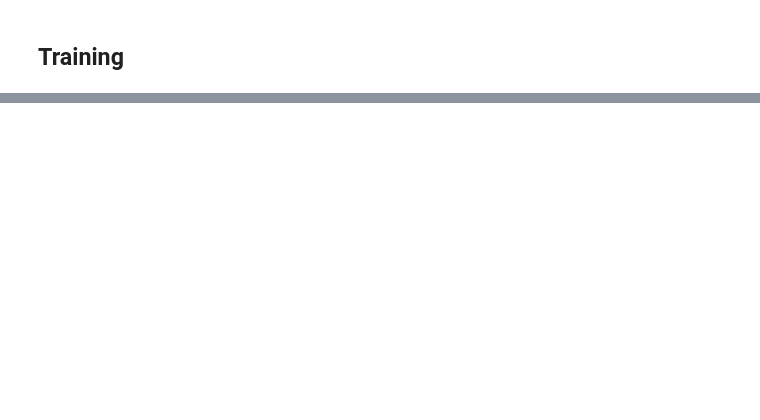
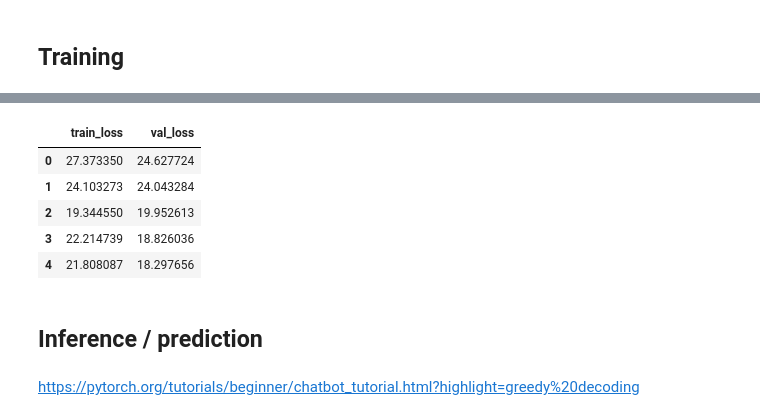
Before and after one commit to jvdzwaan/ocrpostcorrection, a Jupyter notebook: nbs/02b_bert_vectors_correction_dataset.ipynb, the cells around one changed output, grey strips where cells are left out. Saved outputs shown, nothing was run; the diff lists cells and outputs as text; code cells hidden in the pictures; blank space fills up the shorter version.

```diff
--- a/nbs/02b_bert_vectors_correction_dataset.ipynb
+++ b/nbs/02b_bert_vectors_correction_dataset.ipynb
@@ -40,9 +45,11 @@ class BertVectorsCorrectionDataset(Dataset):
     def __init__(
         self,
         data: pd.DataFrame,
-        bert_vectors_file: Path,
         split_name: str,
+        bert_vectors_file: Optional[Path] = None,
         max_len: int = 11,
+        hidden_size: int = 768,
+        look_up_bert_vectors: bool = True,
     ):
         ds = data.copy()
         ds.reset_index(drop=True, inplace=True)
@@ -50,16 +57,24 @@ class BertVectorsCorrectionDataset(Dataset):
         ds.reset_index(drop=False, inplace=True)
         self.ds = ds
 
-        f = h5py.File(bert_vectors_file, "r")
-        self.bert_vectors = f.get(split_name)
+        if bert_vectors_file:
+            f = h5py.File(bert_vectors_file, "r")
+            self.bert_vectors = f.get(split_name)
+
+        self.hidden_size = hidden_size
+        self.look_up_bert_vectors = look_up_bert_vectors
 
     def __len__(self):
         return self.ds.shape[0]
 
     def __getitem__(self, idx):
         sample = self.ds.loc[idx]
-        original_idx = sample["index"]
-        bert_vector = torch.as_tensor(np.array(self.bert_vectors[original_idx]))
+        if self.look_up_bert_vectors:
+            original_idx = sample["index"]
+            bert_vector = torch.as_tensor(np.array(self.bert_vectors[original_idx]))
+        else:
+            # Bert vectors should be calculated on the fly
+            bert_vector = torch.zeros(self.hidden_size)
 
         return [char for char in sample.ocr], [char for char in sample.gs], bert_vector
 # %% [markdown]
@@ -67,6 +82,7 @@ The sample bert vectors have been generated using `python src/stages/create-bert
 # %%
 data_csv = Path(os.getcwd()) / "data" / "correction" / "dataset.csv"
 data = pd.read_csv(data_csv, index_col=0)
+data.fillna("", inplace=True)
 bert_vectors_file = Path(os.getcwd()) / "data" / "correction" / "bert-vectors.hdf5"
 split_name = "test"
 
@@ -74,4 +90,7 @@ dataset = BertVectorsCorrectionDataset(
     data=data.query(f"dataset == '{split_name}'"),
     bert_vectors_file=bert_vectors_file,
     split_name=split_name,
+    max_len=11,
+    hidden_size=768,
+    look_up_bert_vectors=True,
 )
@@ -100,19 +134,9 @@ def collate_fn(text_transform):
 # %%
 # | hide
 # Can we loop over the entire dataset?
-data_csv = Path(os.getcwd()) / "data" / "correction" / "dataset.csv"
-data = pd.read_csv(data_csv, index_col=0)
-data.fillna("", inplace=True)
-bert_vectors_file = Path(os.getcwd()) / "data" / "correction" / "bert-vectors.hdf5"
-split_name = "test"
-vocab_transform = generate_vocabs(data.query('dataset == "test"'))
+vocab_transform = generate_vocabs(data.query('dataset == "train"'))
 text_transform = get_text_transform(vocab_transform)
 
-dataset = BertVectorsCorrectionDataset(
-    data=data.query(f"dataset == '{split_name}'"),
-    bert_vectors_file=bert_vectors_file,
-    split_name=split_name,
-)
 dataloader = DataLoader(dataset, batch_size=5, collate_fn=collate_fn(text_transform))
 
 num_samples = 0
@@ -188,10 +255,17 @@ model = SimpleCorrectionSeq2seq(
 # %%
 split_name = "val"
+data_csv = Path(os.getcwd()) / "data" / "correction" / "dataset.csv"
+data = pd.read_csv(data_csv, index_col=0)
+data.fillna("", inplace=True)
+bert_vectors_file = Path(os.getcwd()) / "data" / "correction" / "bert-vectors.hdf5"
 
 val = BertVectorsCorrectionDataset(
     data=data.query(f"dataset == '{split_name}'"),
     bert_vectors_file=bert_vectors_file,
     split_name=split_name,
+    max_len=11,
+    hidden_size=768,
+    look_up_bert_vectors=True
 )
 val_dataloader = DataLoader(val, batch_size=5, collate_fn=collate_fn(text_transform))
 
@@ -359,5 +449,6 @@ train_log = train_model(
     max_num_trial=5,
     lr_decay=0.5,
 )
+os.remove(msp)
 train_log
 # %% [output]
@@ -364,0 +460,10 @@ RuntimeError: Placeholder storage has not been allocated on MPS device!
+|  | train_loss | val_loss |
+| 0 | 27.373350 | 24.627724 |
+| 1 | 24.103273 | 24.043284 |
+| 2 | 19.344550 | 19.952613 |
+| 3 | 22.214739 | 18.826036 |
+| 4 | 21.808087 | 18.297656 |
+# %% [markdown]
+## Inference / prediction
+# %% [markdown]
+https://pytorch.org/tutorials/beginner/chatbot_tutorial.html?highlight=greedy%20decoding
```
Also changed, not shown: parts of 13 cells of this notebook, 7 other files.
